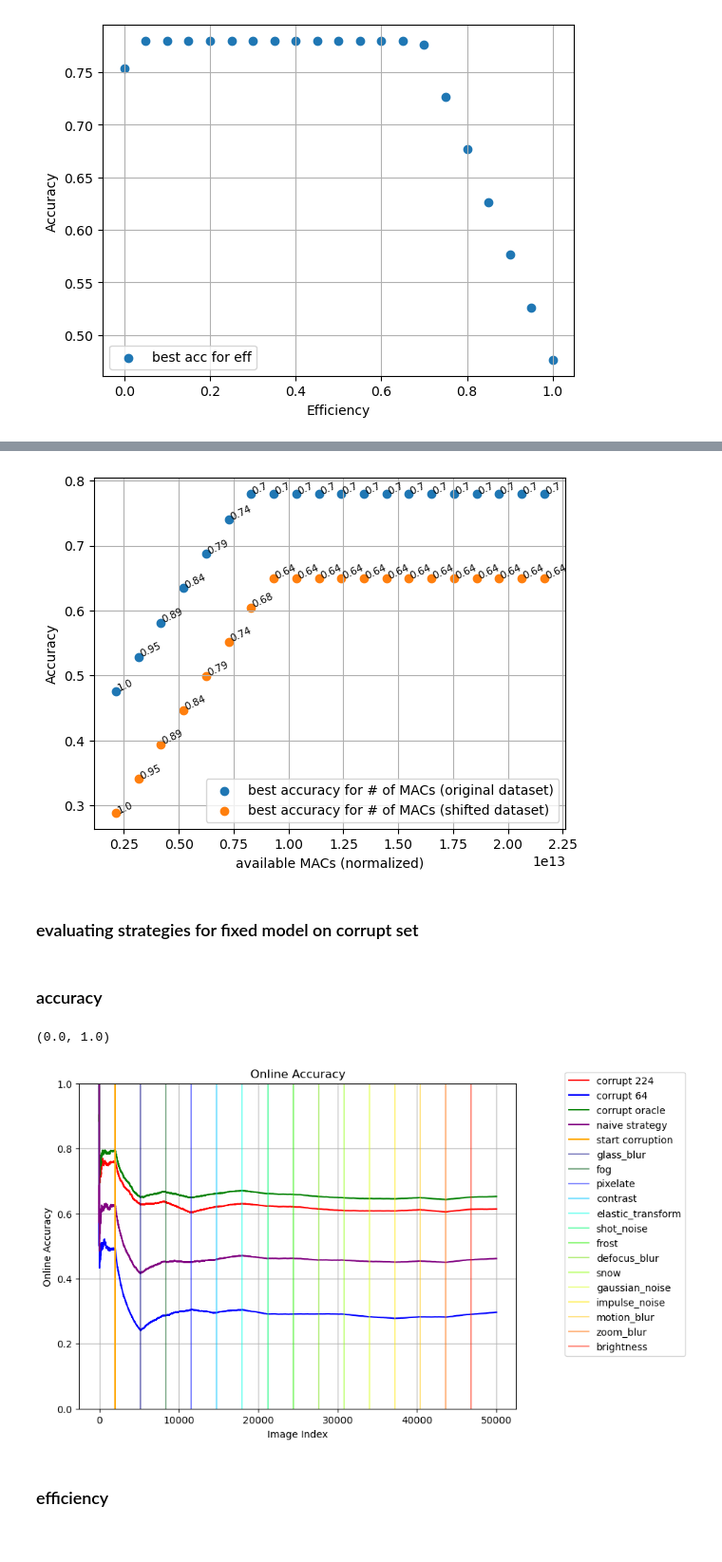
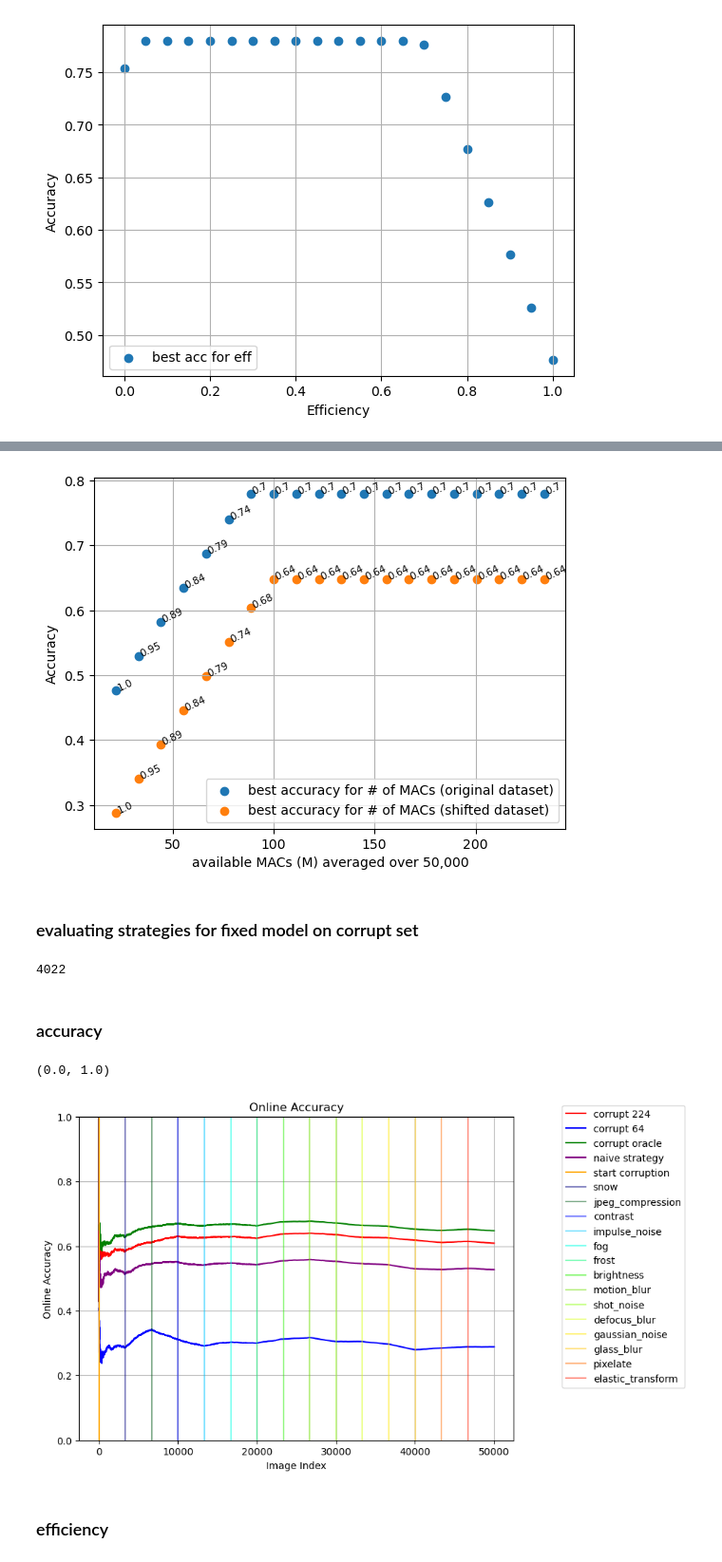
Before and after one commit to Geffen-Cooper/continual_learning_playground, a Jupyter notebook: src/test_time_kd/test_corruptions.ipynb, the cells around one changed output, grey strips where cells are left out. Shown at 95% size. Drawn from its saved outputs; the diff is of its cells as text; code cells hidden in the pictures.

```diff
--- a/src/test_time_kd/test_corruptions.ipynb
+++ b/src/test_time_kd/test_corruptions.ipynb
@@ -1148,8 +1135,8 @@ plt.legend()
 <matplotlib.legend.Legend at 0x...>
 [figure]
 # %%
-min_ops = 4.27e7*50000
-max_ops = (4.33e8)*50000
+min_ops = 22*50000
+max_ops = (234)*50000
 ops = np.linspace(min_ops,max_ops,20)
 accs = []
 effs = []
@@ -1162,15 +1149,15 @@ for o in ops:
     ones_vec = np.ones(50000)
 
     constraints = []
-    constraints = [x_cs + x_cb == ones_vec, 4.27e7*x_cs.T@ones_vec + (4.33e8)*x_cb.T@ones_vec <= int(o)]
+    constraints = [x_cs + x_cb == ones_vec, 22*x_cs.T@ones_vec + (234)*x_cb.T@ones_vec <= int(o)]
     acc = x_sr.T@x_cs + x_br.T@x_cb
 
     problem = cp.Problem(cp.Maximize(acc), constraints)
 
-    problem.solve()
+    problem.solve(verbose=True)
     accs.append(problem.value)
     effs.append(sum(x_cs.value)/50000)
-    # print("status:", problem.status)
+    print("status:", problem.status)
     # print("optimal value", problem.value)
     # print("optimal var", sum(x_cs.value), sum(x_cb.value))
 
@@ -1197,7 +1184,7 @@ for o in ops:
     ones_vec = np.ones(50000)
 
     constraints = []
-    constraints = [x_cs + x_cb == ones_vec, 4.27e7*x_cs.T@ones_vec + (4.33e8)*x_cb.T@ones_vec <= int(o)]
+    constraints = [x_cs + x_cb == ones_vec, 22*x_cs.T@ones_vec + (234)*x_cb.T@ones_vec <= int(o)]
     acc = x_sr.T@x_cs + x_br.T@x_cb
 
     problem = cp.Problem(cp.Maximize(acc), constraints)
@@ -1205,6 +1192,6 @@ for o in ops:
     problem.solve()
     corr_accs.append(problem.value)
     corr_effs.append(sum(x_cs.value)/50000)
-    # print("status:", problem.status)
+    print("status:", problem.status)
     # print("optimal value", problem.value)
     # print("optimal var", x_cs.value, x_cb.value)
@@ -1212,23 +1217,23 @@ for o in ops:
 accs2 = [acc/50000 for acc in accs]
 corr_accs2 = [acc/50000 for acc in corr_accs]
 fig,ax1 = plt.subplots()
-ax1.scatter(ops,accs2,label="best accuracy for # of MACs (original dataset)")
-ax1.scatter(ops,corr_accs2,label="best accuracy for # of MACs (shifted dataset)")
+ax1.scatter(ops/50000,accs2,label="best accuracy for # of MACs (original dataset)")
+ax1.scatter(ops/50000,corr_accs2,label="best accuracy for # of MACs (shifted dataset)")
 # plt.scatter(clean_naive_efficiency[-1],clean_naive_online_acc[-1],label="naive",s=6)
 # plt.scatter(clean_oracle_efficiency[-1],clean_oracle_acc[-1],label="oracle",s=6)
 # plt.scatter(clean_online_efficiency[-1],clean_online_acc[-1],label="224",s=6)
 # plt.scatter(clean_online_efficiency64[-1],clean_online_acc64[-1],label="64",s=6,c='y')
 ax1.grid()
-ax1.set_xlabel("available MACs (normalized)")
+ax1.set_xlabel("available MACs (M) averaged over 50,000")
 ax1.set_ylabel("Accuracy")
 ax1.legend()
 effs2 = [round(eff,2) for eff in effs]
 corr_effs2 = [round(corr_eff,2) for corr_eff in corr_effs]
 for i, txt in enumerate(effs2):
-    ax1.annotate(txt, ((ops)[i], accs2[i]),rotation=25, size=7.5)
-    ax1.annotate(corr_effs2[i], ((ops)[i], corr_accs2[i]),rotation=25, size=7.5)
+    ax1.annotate(txt, ((ops)[i]/50000, accs2[i]),rotation=25, size=7.5)
+    ax1.annotate(corr_effs2[i], ((ops)[i]/50000, corr_accs2[i]),rotation=25, size=7.5)
 # %% [output]
-[figure, old version]
+[figure, new version]
 # %% [markdown]
 ### evaluating strategies for fixed model on corrupt set
 # %%
@@ -1268,11 +1273,11 @@ corr_oracle_num_choose_big = 0
 small_right_big_wrong = []
 big_right_small_wrong = []
 
-corr_overconfident_locations = []
+corr_overconfident_locations = [[] for p in range(len(corr_policies))]
 corr_overconfident_imgs = []
-corr_underconfident_locations = []
+corr_underconfident_locations = [[] for p in range(len(corr_policies))]
 corr_underconfident_imgs = []
-transition_points = [1999]
+transition_points = [4]
 corr_idx = 0
 corr_img_count = 0
 
@@ -1320,8 +1325,8 @@ for sample_idx in tqdm(rand_order):
     corr_online_acc64.append(corr_num_correct64/num_imgs)
     corr_online_efficiency.append(0)
     corr_online_efficiency64.append(1)
-    corr_online_ops.append(4.33e8)
-    corr_online_ops64.append(4.27e7)
+    corr_online_ops.append(234)
+    corr_online_ops64.append(22)
 
     # oracle, if small is right choose small, else choose big
     if res64:
@@ -1332,7 +1337,7 @@ for sample_idx in tqdm(rand_order):
         corr_oracle_num_choose_big += 1
     corr_oracle_acc.append(corr_num_oracle_correct/num_imgs)
     corr_oracle_efficiency.append(corr_oracle_num_choose_small/num_imgs)
-    corr_oracle_ops.append((corr_oracle_num_choose_small*4.27e7+corr_oracle_num_choose_big*4.33e8)/num_imgs)
+    corr_oracle_ops.append((corr_oracle_num_choose_small*22+corr_oracle_num_choose_big*234)/num_imgs)
 
     if not res and res64:
         small_right_big_wrong.append(sample_idx)
@@ -1348,7 +1353,7 @@ for sample_idx in tqdm(rand_order):
             if res64:
                 corr_naive_num_wrong_decisions += 1
                 corr_underconfident_imgs.append(sample_idx)
-                corr_underconfident_locations.append(num_imgs)
+                corr_underconfident_locations[i].append(num_imgs)
         else:
             corr_num_naive_correct[i] += res64
             corr_naive_num_choose_small[i] += 1
@@ -1356,48 +1361,52 @@ for sample_idx in tqdm(rand_order):
             if not res64 and res:
                 corr_naive_num_wrong_decisions += 1
                 corr_overconfident_imgs.append(sample_idx)
-                corr_overconfident_locations.append(num_imgs)
+                corr_overconfident_locations[i].append(num_imgs)
         corr_naive_online_acc[i].append(corr_num_naive_correct[i]/num_imgs)
 
     for i,p in enumerate(policies):
         corr_naive_efficiency[i].append(corr_naive_num_choose_small[i]/num_imgs)
-        corr_naive_ops[i].append((corr_naive_num_choose_small[i]*4.27e7+corr_naive_num_choose_big[i]*(4.33e8+4.27e7))/num_imgs)
+        corr_naive_ops[i].append((corr_naive_num_choose_small[i]*22+corr_naive_num_choose_big[i]*(234+22))/num_imgs)
 
     idxs.append(num_imgs)
+# %%
+len(corr_underconfident_locations[4])
+# %% [output]
+4022
 # %% [markdown]
 ### accuracy
 # %%
 fig1 = plt.figure(figsize=(8,6))
 ax1 = fig1.add_subplot(111)
 ax1.plot(idxs,corr_online_acc,label='corrupt 224',color='red')
 ax1.plot(idxs,corr_online_acc64,label='corrupt 64',color='blue')
 ax1.plot(idxs,corr_oracle_acc,label='corrupt oracle',color='green')
 # ax1.plot(idxs,corr_online_acc,label='corrupted 224',color='black')
 # ax1.plot(idxs,corr_online_acc64,label='corrupted 64',color='green')
-ax1.plot(idxs,corr_naive_online_acc,label='naive strategy',color='purple')
+ax1.plot(idxs,corr_naive_online_acc[4],label='naive strategy',color='purple')
 ax1.axvline(x = transition_points[0], color = 'orange', label = 'start corruption')
 for i,x in enumerate(transition_points[1:]):
     plt.axvline(x =x, label = corruptions[rand_corr_order[i]],alpha=0.5)
 colormap = plt.cm.gist_ncar #nipy_spectral, Set1,Paired
 colors = [colormap(i) for i in np.linspace(0, 1,len(ax1.lines))]
 for i,j in enumerate(ax1.lines[5:]):
     j.set_color(colors[i])
 
 # ax2 = ax1.twinx()
 # px = overconfident_locations
 # py = [naive_online_acc[x] for x in px]
 # # plt.scatter(px,py,s=0.5,c='r')
 # ax2.hist(px,bins=100,alpha=0.2)
 ax1.legend(bbox_to_anchor=(1.1, 1.05))
 ax1.set_ylabel("Online Accuracy")
 # ax2.set_ylabel("# overconfident images")
 ax1.set_xlabel("Image Index")
 plt.grid()
 plt.title("Online Accuracy")
 plt.ylim([0,1])
 # %% [output]
 (0.0, 1.0)
-[figure, old version]
+[figure, new version]
 # %% [markdown]
 ### efficiency
 # %%
```
Also changed, not shown: parts of 19 cells of this notebook, 1 other file.
